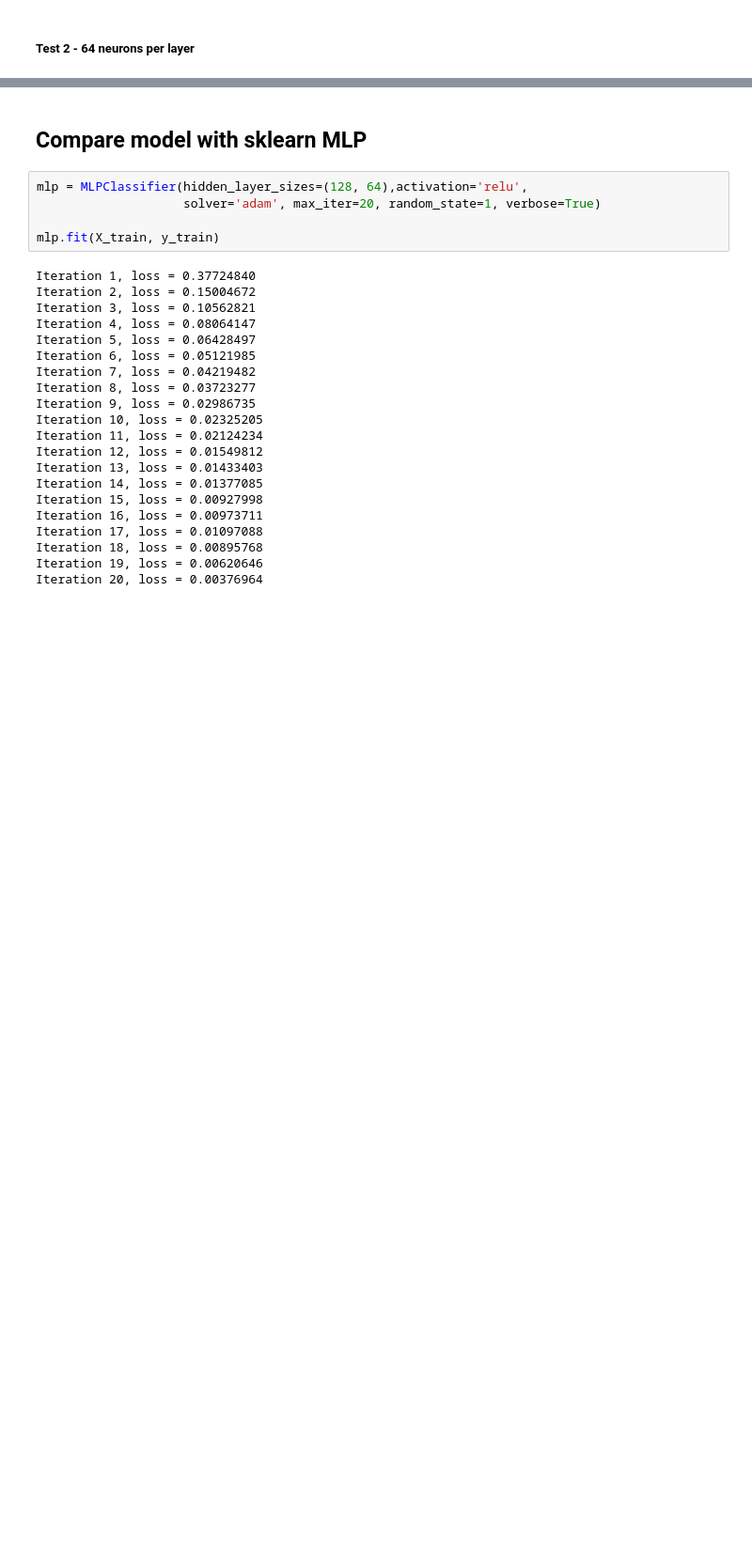
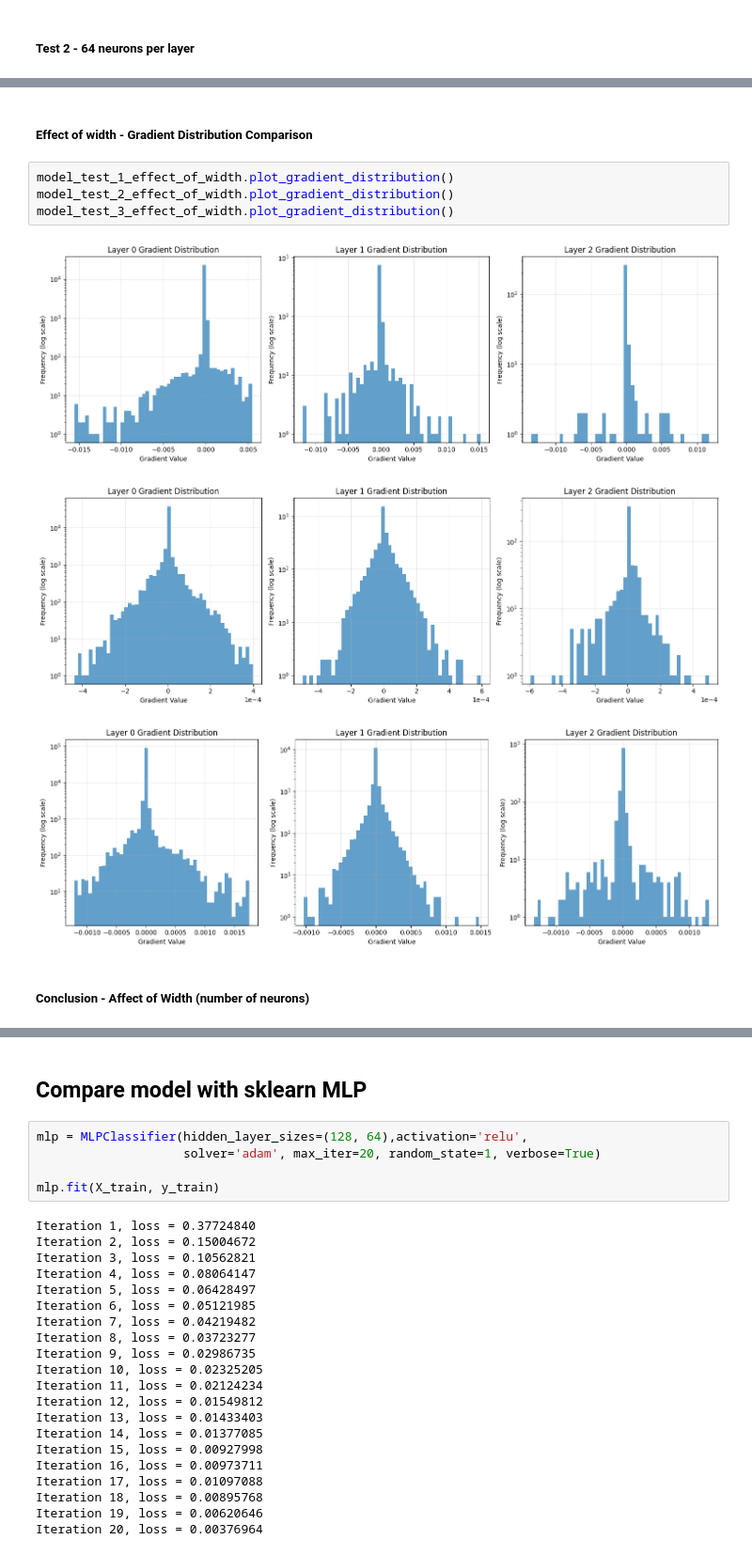
Before and after one commit to riyorax/Tugas-Besar-1-IF3270, a Jupyter notebook: src/main.ipynb, the cells around one changed output, grey strips where cells are left out. Shown at 94% size. Saved outputs shown, nothing was run; the diff lists cells and outputs as text; blank space fills up the shorter version.

```diff
--- a/src/main.ipynb
+++ b/src/main.ipynb
@@ -219,0 +266,12 @@ model_test_2_fixed_depth.plot_training()
+# %% [markdown]
+##### Effect of width - Gradient Distribution Comparison
+# %%
+model_test_1_effect_of_width.plot_gradient_distribution()
+model_test_2_effect_of_width.plot_gradient_distribution()
+model_test_3_effect_of_width.plot_gradient_distribution()
+# %% [output]
+[figure, added]
+[figure, added]
+[figure, added]
+# %% [markdown]
+##### Conclusion - Affect of Width (number of neurons)
```
Also changed, not shown: parts of 39 cells of this notebook.
